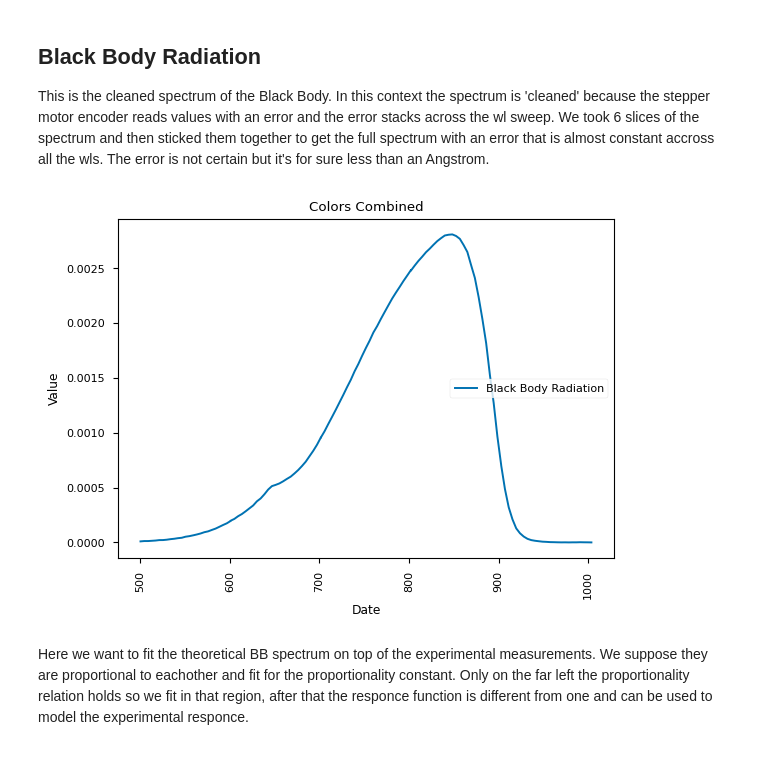
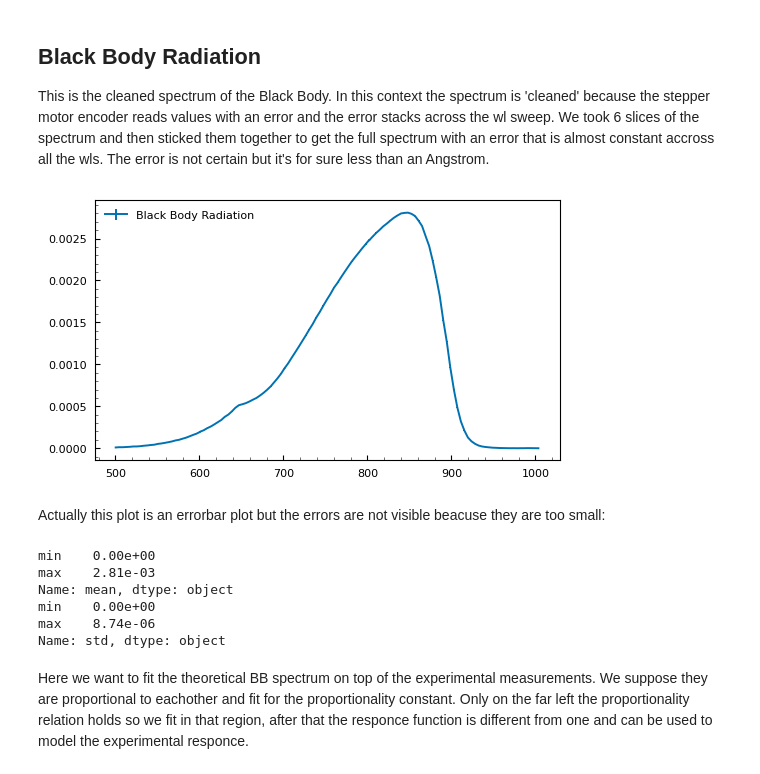
Before and after one commit to zar-hub/Lab_Materia_Condensata, a Jupyter notebook: Lab_Report.ipynb, the cells around one changed output. Drawn from its saved outputs; the diff is of its cells as text; code cells hidden in the pictures.

```diff
--- a/Lab_Report.ipynb
+++ b/Lab_Report.ipynb
@@ -32,30 +57,38 @@ This is the cleaned spectrum of the Black Body. In this context the spectrum is
 We took 6 slices of the spectrum and then sticked them together to get the full spectrum with an error that is almost constant accross all the wls. The error is not certain but it's for sure less than an Angstrom.
 # %%
 from os import path
+from IPython.display import Latex, display
 
 # Black Body dataframe
 BB_Exp_df = pd.read_csv(path.join(OUT_PATHS['results_dir'], 'black_body.csv'),
                         dtype='float64',
                         converters={'meta' : str})
 
 # the wl will be in nanometers but the data is in angstroms
 # so we must divide by 10 to get the correct units
 BB_Exp_df['wl'] = BB_Exp_df['wl'] / 10
 
 with plt.style.context(['seaborn-v0_8-colorblind', 'seaborn-v0_8-paper']):
-    fig, ax = plt.subplots()
-    ax.plot(BB_Exp_df['wl'], BB_Exp_df['mean'], label='Black Body Radiation')
-    ax.set_title('Colors Combined')
-    ax.tick_params(axis='x', labelrotation = 90)
-    ax.set(xlabel='Date', ylabel='Value')
-    ax.legend(loc='center right', ncol=4)
-
-    fig.savefig(
-        path.join(OUT_PATHS['figs_dir'], 'black_body_spectrum.pdf'),
-        bbox_inches='tight',
-    )
+    fig, ax = plt.subplots(figsize=[6, 3.375])
+    norm = BB_Exp_df['mean'].max()
+    ax.errorbar(BB_Exp_df['wl'], BB_Exp_df['mean'], yerr=BB_Exp_df['std'], label='Black Body Radiation')
+    fmtax(ax)
+    plt.show()
+    savefig(fig, fig_name = 'black_body_combined')
 # %% [output]
-[figure, old version]
+[figure, new version]
+# %% [markdown]
+Actually this plot is an errorbar plot but the errors are not visible beacuse they are too small:
+# %%
+print(BB_Exp_df['mean'].agg(['min', 'max']).apply(lambda x: f"{x:.2e}"))
+print(BB_Exp_df['std'].agg(['min', 'max']).apply(lambda x: f"{x:.2e}"))
+# %% [output]
+min    0.00e+00
+max    2.81e-03
+Name: mean, dtype: object
+min    0.00e+00
+max    8.74e-06
+Name: std, dtype: object
 # %% [markdown]
 Here we want to fit the theoretical BB spectrum on top of the experimental measurements. We suppose they are proportional to eachother and fit for the proportionality constant. Only on the far left the proportionality relation holds so we fit in that region, after that the responce function is different from one and can be used to model the experimental responce.
 # %%
```
Also changed, not shown: parts of 12 cells of this notebook, 7 other files.
